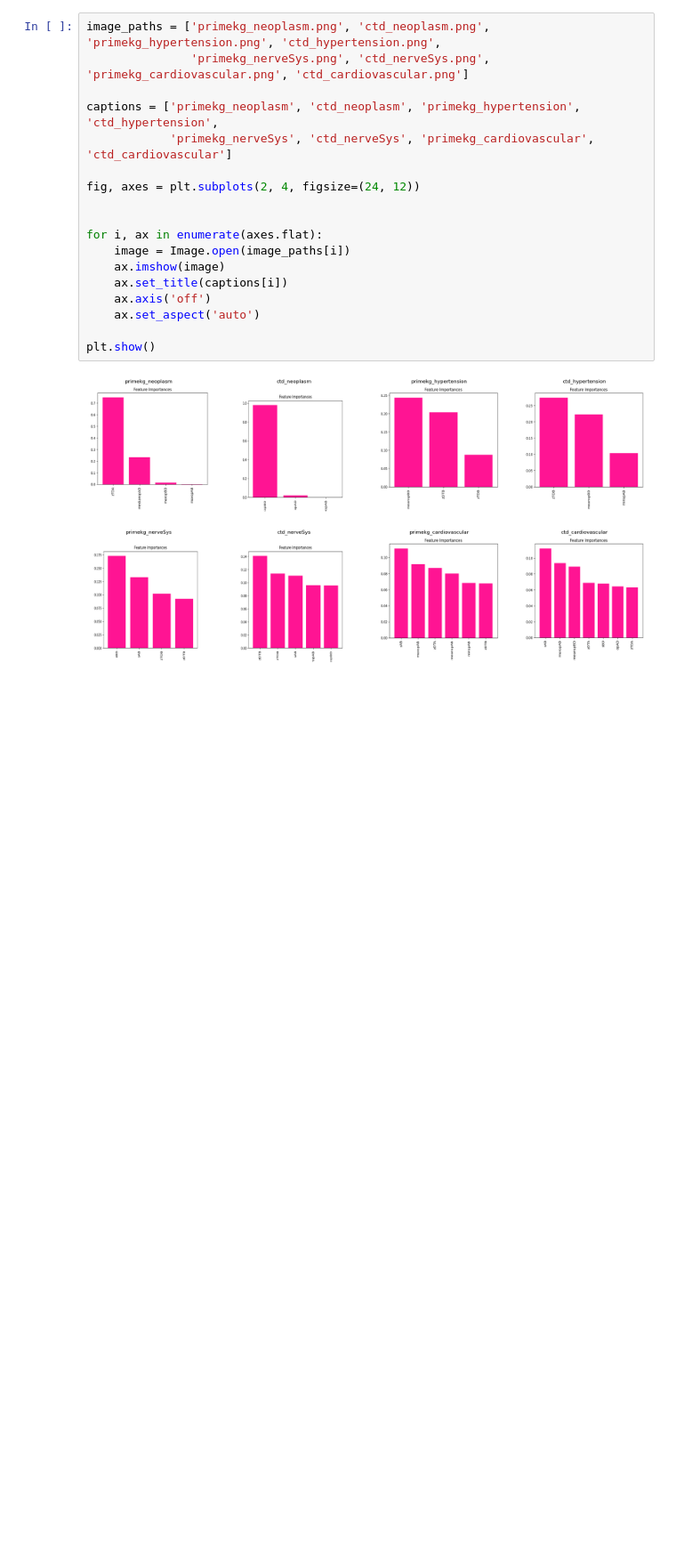
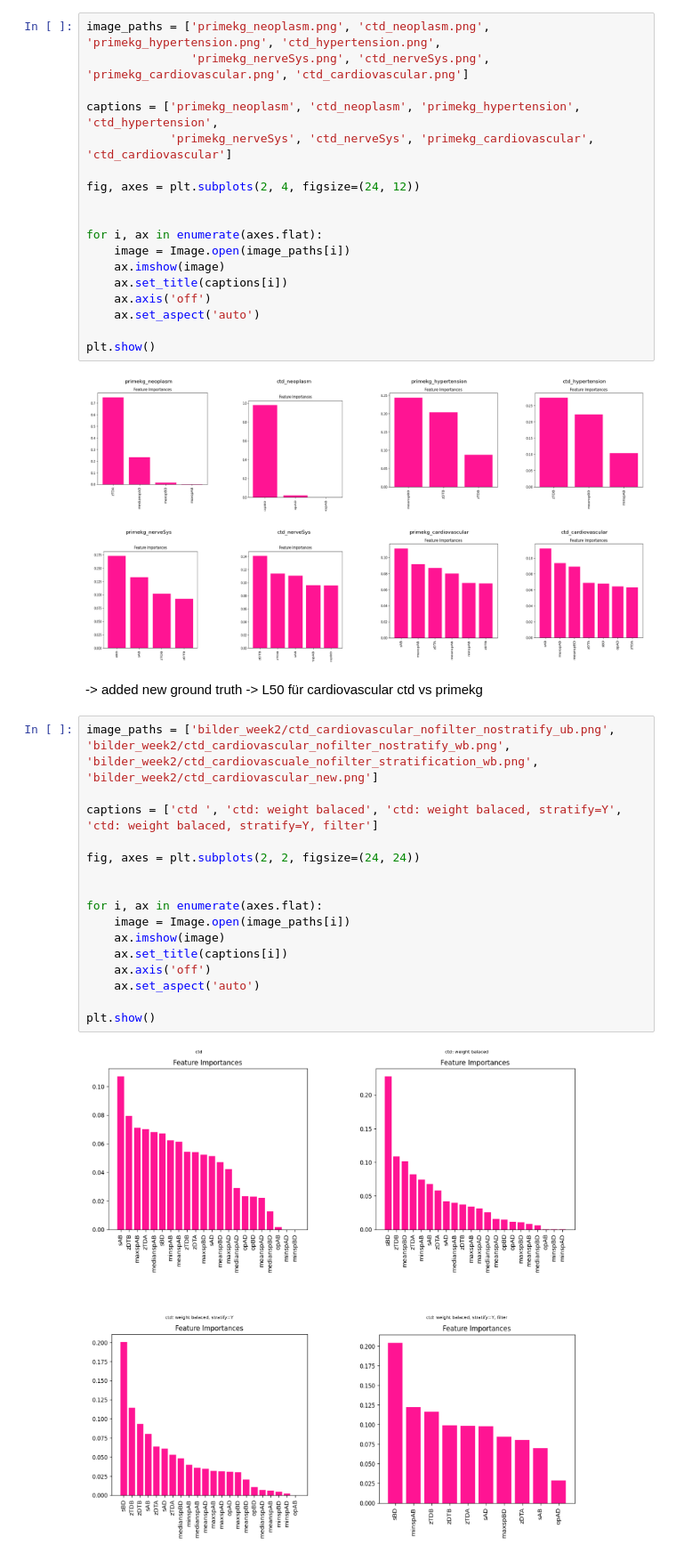
Before and after one commit to TheaSteuerwald/Softwarepraktikum, a Jupyter notebook: week2.ipynb, the cells around one changed output. Shown at 89% size. Drawn from its saved outputs; the diff is of its cells as text; blank space fills up the shorter version.

```diff
--- a/week2.ipynb
+++ b/week2.ipynb
@@ -21,3 +25,24 @@ for i, ax in enumerate(axes.flat):
 plt.show()
 # %% [output]
 [figure]
+# %% [markdown]
+-> added new ground truth
+-> L50 für cardiovascular ctd vs primekg
+# %%
+image_paths = ['bilder_week2/ctd_cardiovascular_nofilter_nostratify_ub.png', 'bilder_week2/ctd_cardiovascular_nofilter_nostratify_wb.png', 'bilder_week2/ctd_cardiovascuale_nofilter_stratification_wb.png', 'bilder_week2/ctd_cardiovascular_new.png']
+
+captions = ['ctd ', 'ctd: weight balaced', 'ctd: weight balaced, stratify=Y', 'ctd: weight balaced, stratify=Y, filter']
+
+fig, axes = plt.subplots(2, 2, figsize=(24, 24))
+
+
+for i, ax in enumerate(axes.flat):
+    image = Image.open(image_paths[i])
+    ax.imshow(image)
+    ax.set_title(captions[i])
+    ax.axis('off')
+    ax.set_aspect('auto')
+
+plt.show()
+# %% [output]
+[figure, added]
```
Also changed, not shown: parts of 3 cells of this notebook, 9 other files.
